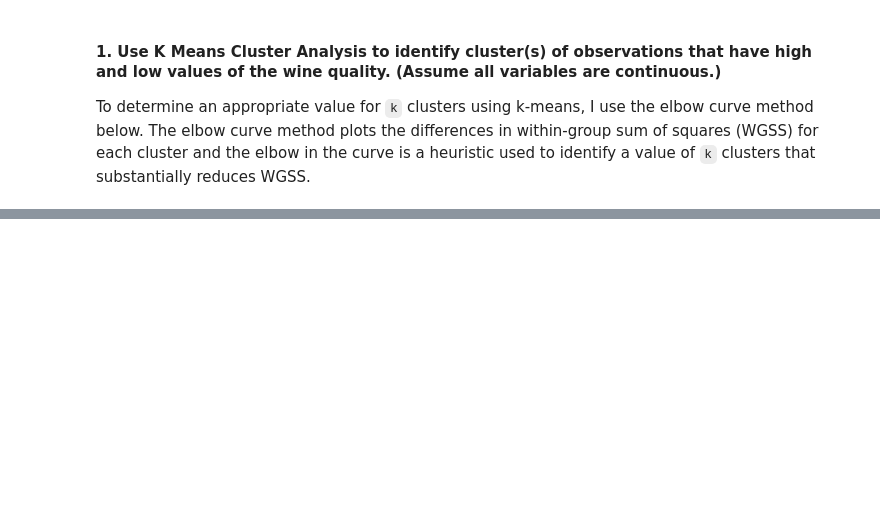
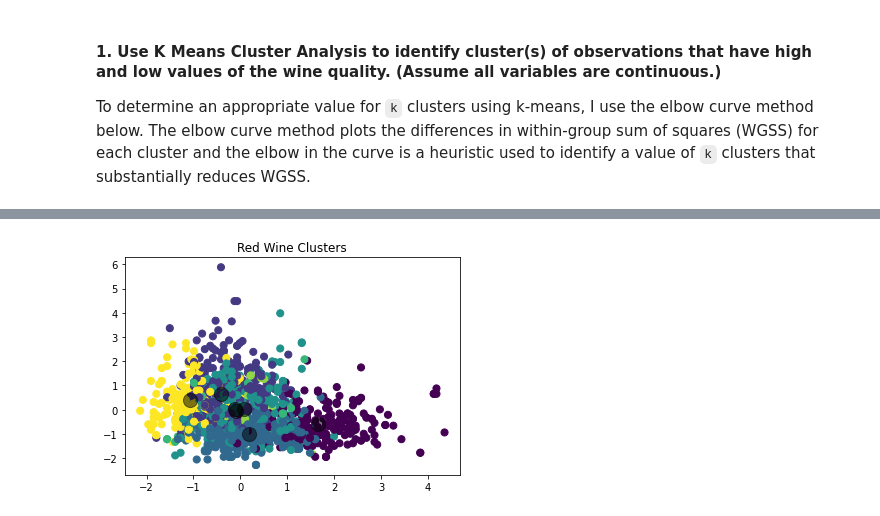
Before and after one commit to gzlupko/gr5073_ML, a Jupyter notebook: hw_assignments/hw3.ipynb, the cells around one changed output, grey strips where cells are left out. Drawn from its saved outputs; the diff is of its cells as text; code cells hidden in the pictures; blank space fills up the shorter version.

```diff
--- a/hw_assignments/hw3.ipynb
+++ b/hw_assignments/hw3.ipynb
@@ -73,0 +91,13 @@ Text(0.5, 1.0, 'Elbow curve')
+# %%
+# fit k-means to the data
+kmeans1 = KMeans(n_clusters = 7, random_state = 42)
+kmeans1.fit(wine_scaled)
+y_kmeans = kmeans1.predict(wine_scaled)
+
+#plot data colored by k-means clusters from model
+plt.scatter(wine_scaled.iloc[:, 0], wine_scaled.iloc[:, 1], c = y_kmeans, s=50, cmap='viridis')
+plt.title("Red Wine Clusters")
+centers = kmeans1.cluster_centers_ # extract final centroids from each cluster
+plt.scatter(centers[:, 0], centers[:, 1], c='black', s=200, alpha=0.5);
+# %% [output]
+[figure, added]
```
Also changed, not shown: parts of 10 cells of this notebook.
